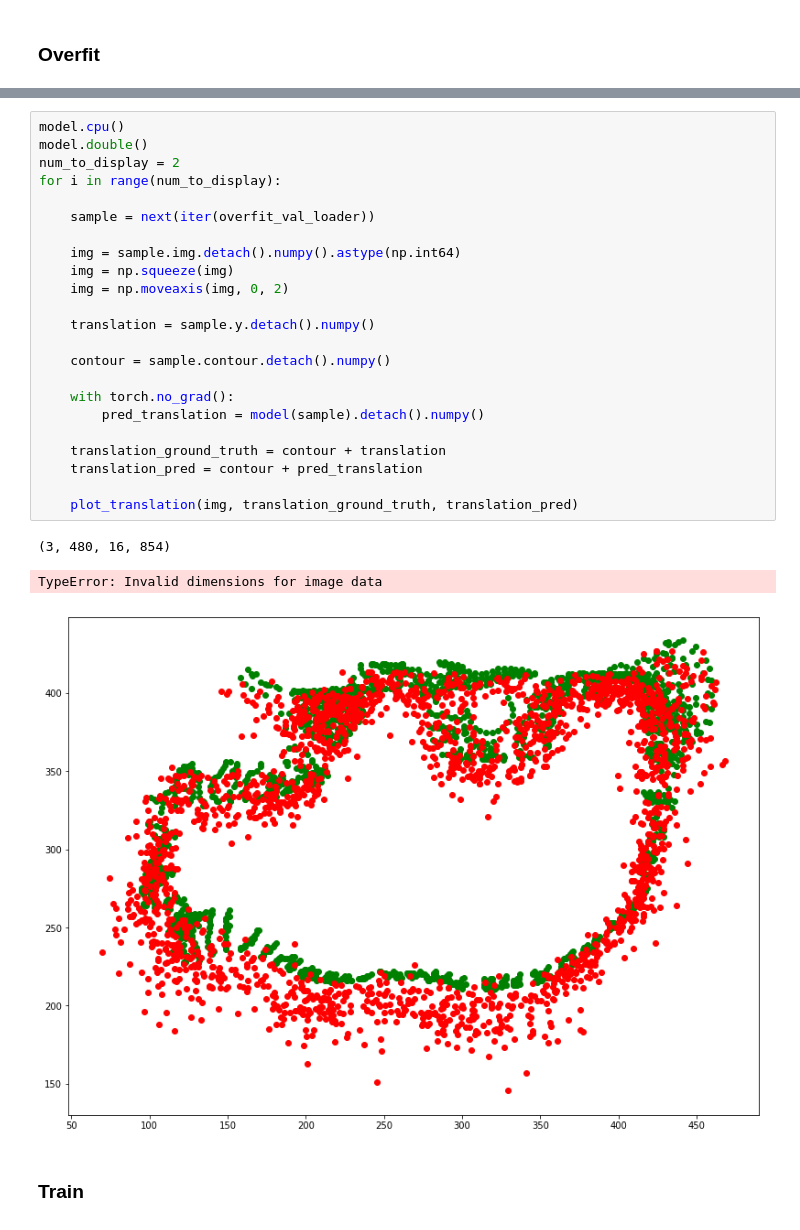
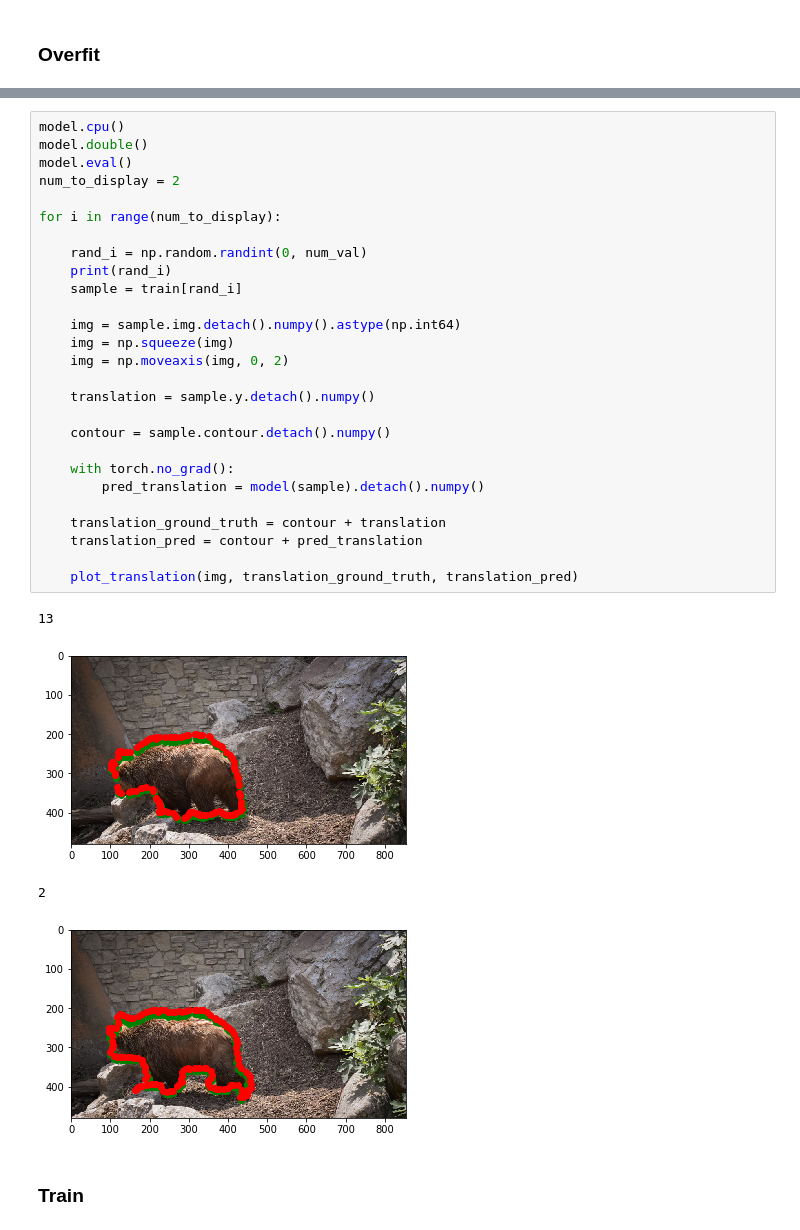
Before and after one commit to chris-clem/in2364-adl4cv, a Jupyter notebook: gcn_davis_2016.ipynb, the cells around one changed output, grey strips where cells are left out. Cells and saved outputs as stored; diff of their text form.

```diff
--- a/gcn_davis_2016.ipynb
+++ b/gcn_davis_2016.ipynb
@@ -160,30 +154,35 @@ show_loss(overfit_solver)
 # %%
 model.cpu()
 model.double()
+model.eval()
 num_to_display = 2
+
 for i in range(num_to_display):
 
-    sample = next(iter(overfit_val_loader))
+    rand_i = np.random.randint(0, num_val)
+    print(rand_i)
+    sample = train[rand_i]
 
     img = sample.img.detach().numpy().astype(np.int64)
     img = np.squeeze(img)
     img = np.moveaxis(img, 0, 2)
 
     translation = sample.y.detach().numpy()
 
     contour = sample.contour.detach().numpy()
 
     with torch.no_grad():
         pred_translation = model(sample).detach().numpy()
 
     translation_ground_truth = contour + translation
     translation_pred = contour + pred_translation
 
     plot_translation(img, translation_ground_truth, translation_pred)
 # %% [output]
-(3, 480, 16, 854)
+13
+[figure, new version]
-TypeError: Invalid dimensions for image data
+2
-[figure, old version]
+[figure, added]
 # %% [markdown]
 ### Train
 # %%
```
Also changed, not shown: parts of 6 cells of this notebook, 1 other file.
